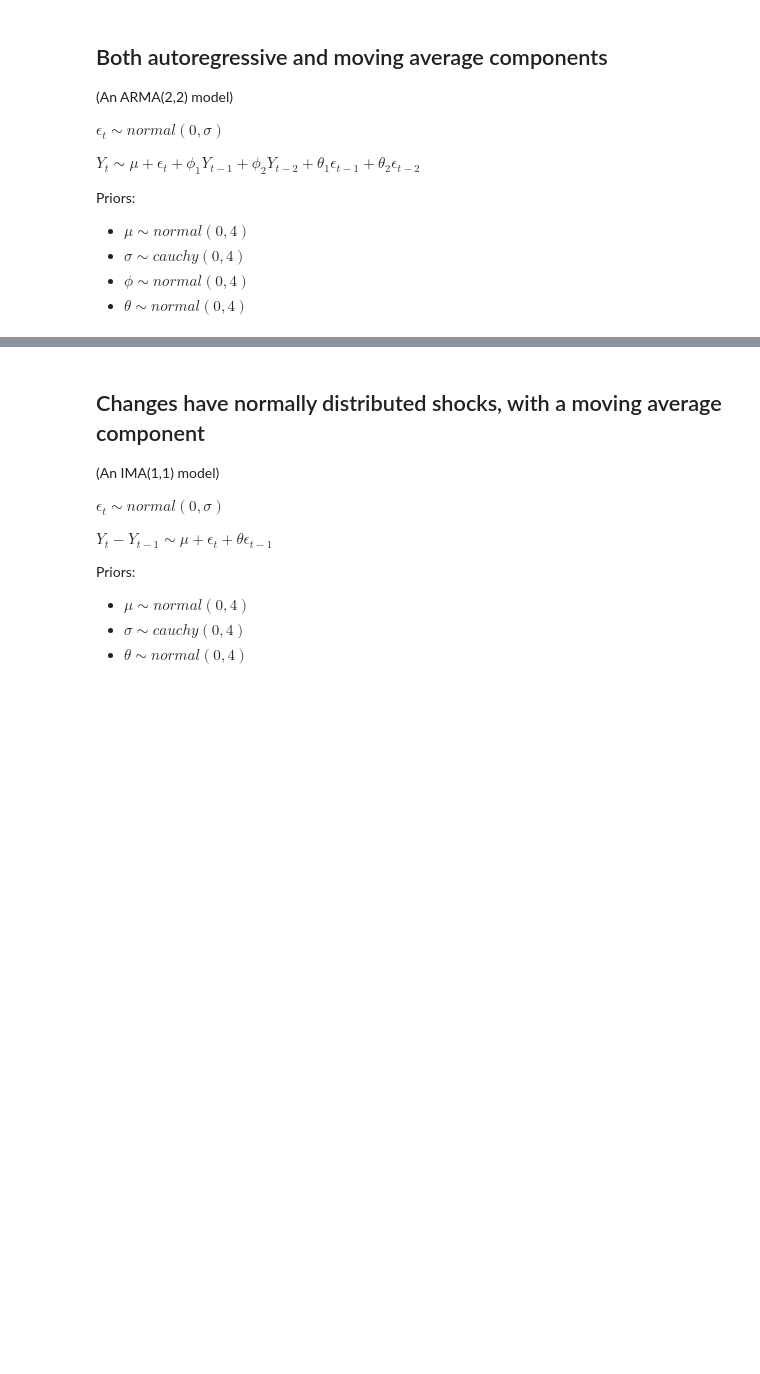
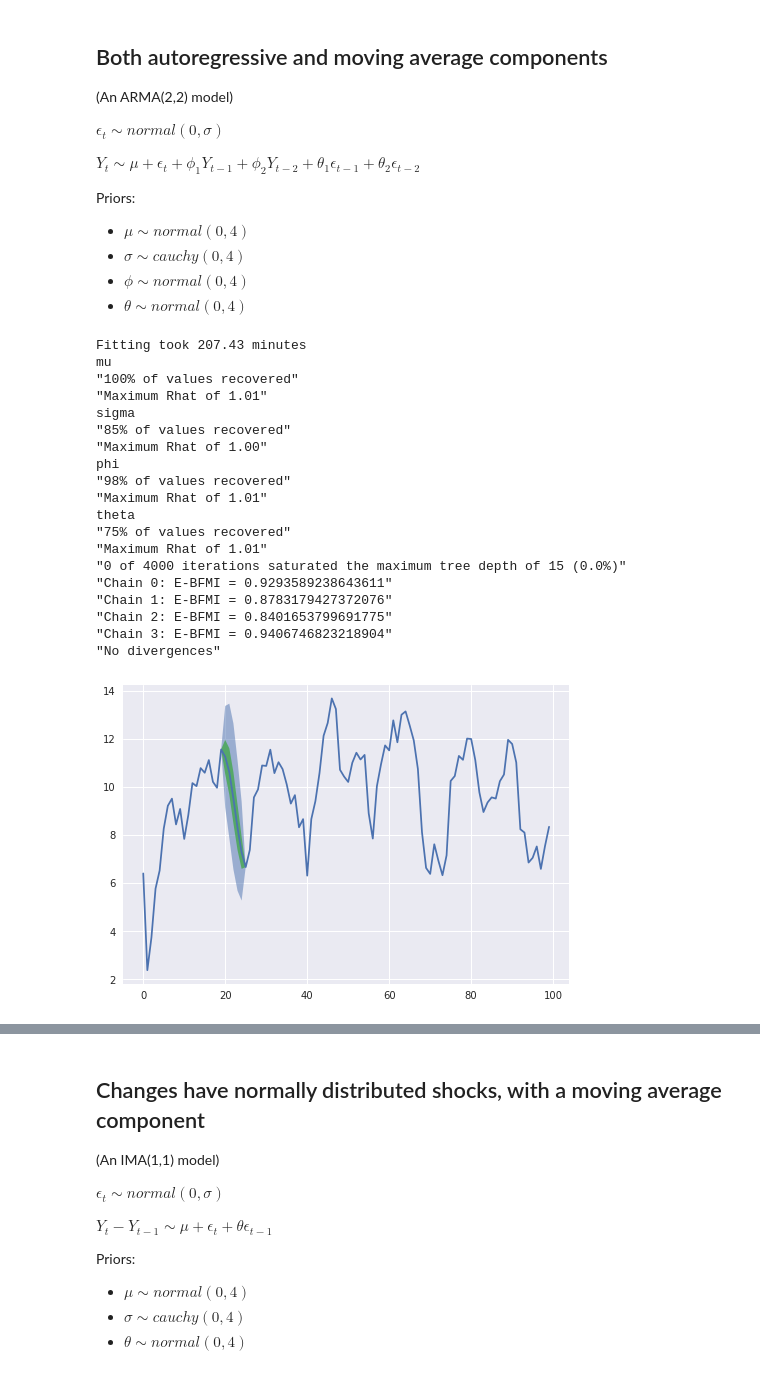
Before and after one commit to jeffalstott/pystan_time_series, a Jupyter notebook: Examples_and_Tests.ipynb, the cells around one changed output, grey strips where cells are left out. Saved outputs shown, nothing was run; the diff lists cells and outputs as text; code cells hidden in the pictures; blank space fills up the shorter version.

```diff
--- a/Examples_and_Tests.ipynb
+++ b/Examples_and_Tests.ipynb
@@ -520,29 +545,50 @@ Priors:
 # %%
 phi = array([.8, -.2])
 p = len(phi)
 
 theta = array([.4,.1])
 q = len(theta)
 
 errs = (randn(t,n)*sigma)
 Y = mu+errs
 for i in range(1+max(p,q),t):
     Y[i] += dot(phi[::-1],Y[i-p:i]) + dot(theta,errs[i-q:i])
 
-# Y[20:25] = nan
+Y[20:25] = nan
 
 model = TimeSeriesModel(Y=Y, p=p, q=q)
 start_time = time()
 max_depth = 15
 model.sampling(n_jobs=n_jobs, iter=4*n_iterations, control={'max_treedepth':max_depth})
 finish_time = time()
 print("Fitting took %.2f minutes"%((finish_time-start_time)/60))
 
 parameter_pairs = [(mu, 'mu'), (sigma, 'sigma'), (phi, 'phi'), (theta, 'theta')]
 test_model_fit(model.fit, parameter_pairs, max_depth=max_depth)
 
 # print(model.fit)
 
 for i in range(min(5,n)):
     figure()
     plot_time_series_inference(model.fit, ind=i)
+# %% [output]
+Fitting took 207.43 minutes
+mu
+"100% of values recovered"
+"Maximum Rhat of 1.01"
+sigma
+"85% of values recovered"
+"Maximum Rhat of 1.00"
+phi
+"98% of values recovered"
+"Maximum Rhat of 1.01"
+theta
+"75% of values recovered"
+"Maximum Rhat of 1.01"
+"0 of 4000 iterations saturated the maximum tree depth of 15 (0.0%)"
+"Chain 0: E-BFMI = 0.9293589238643611"
+"Chain 1: E-BFMI = 0.8783179427372076"
+"Chain 2: E-BFMI = 0.8401653799691775"
+"Chain 3: E-BFMI = 0.9406746823218904"
+"No divergences"
+[figure, added]
```
Also changed, not shown: parts of 17 cells of this notebook, 1 other file.
